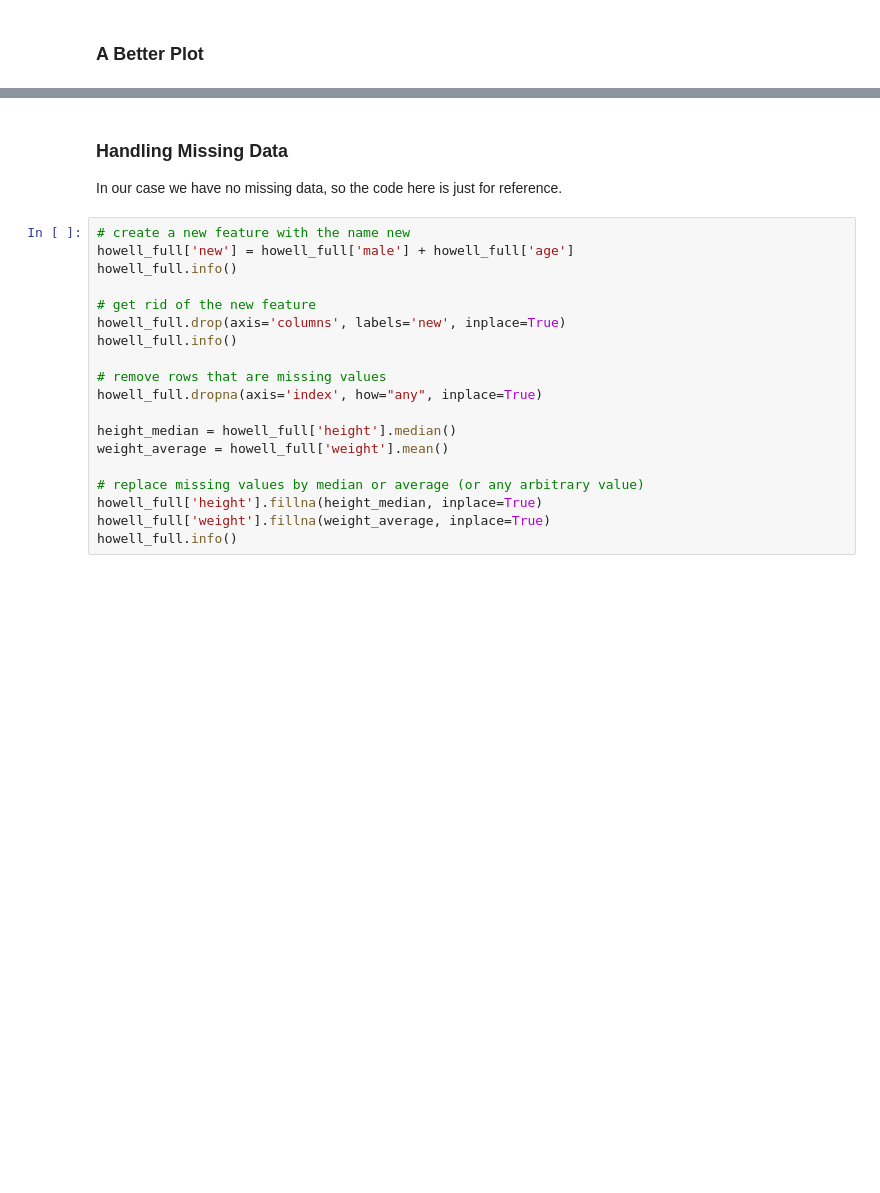
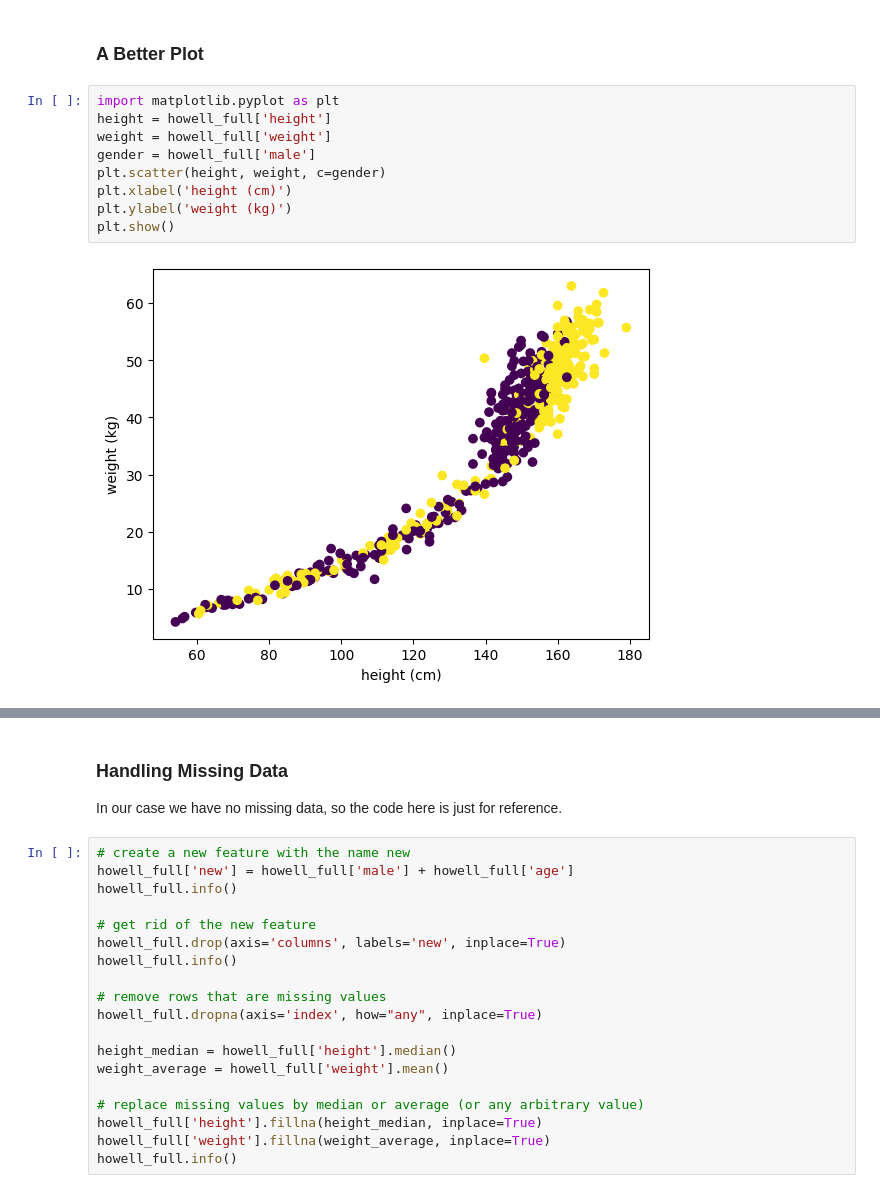
Before and after one commit to mrberns1/streaming-02-multiple-processes, a Jupyter notebook: Applied-Machine-Learning/Lab2_work/lab2_starter.ipynb, the cells around one changed output, grey strips where cells are left out. Cells and saved outputs as stored; diff of their text form; blank space fills up the shorter version.

```diff
--- a/Applied-Machine-Learning/Lab2_work/lab2_starter.ipynb
+++ b/Applied-Machine-Learning/Lab2_work/lab2_starter.ipynb
@@ -24,2 +104,13 @@ SyntaxError: invalid syntax (2306074680.py, line 6)
 # %% [markdown]
 ### A Better Plot
+# %%
+import matplotlib.pyplot as plt
+height = howell_full['height']
+weight = howell_full['weight']
+gender = howell_full['male']
+plt.scatter(height, weight, c=gender)
+plt.xlabel('height (cm)')
+plt.ylabel('weight (kg)')
+plt.show()
+# %% [output]
+[figure, added]
```
Also changed, not shown: parts of 18 cells of this notebook.
